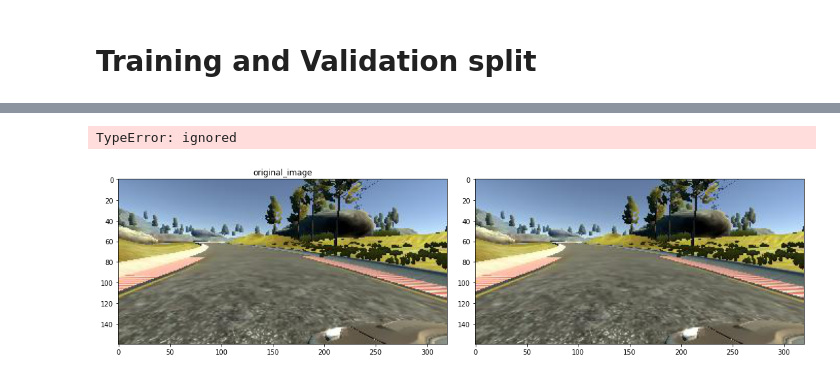
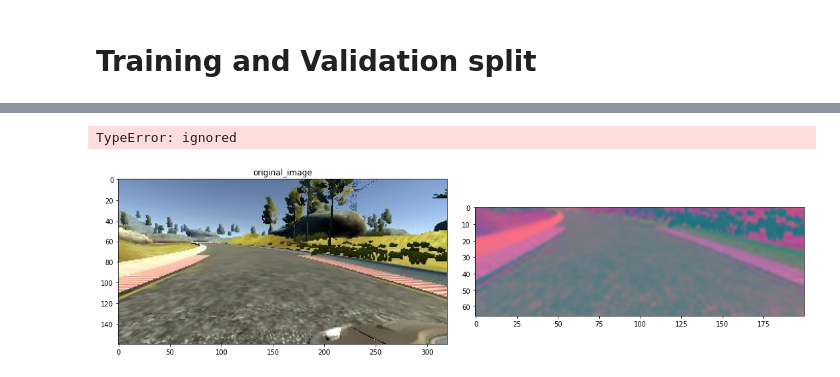
Before and after one commit to lopeselio/Behavioral-Cloning-Udacity--Self-Driving-Car-using-Deep-Learning, a Jupyter notebook: Behavioral_Cloning.ipynb, the cells around one changed output, grey strips where cells are left out. Saved outputs shown, nothing was run; the diff lists cells and outputs as text; code cells hidden in the pictures.

```diff
--- a/Behavioral_Cloning.ipynb
+++ b/Behavioral_Cloning.ipynb
@@ -149,17 +223,22 @@ Text(0.5, 1.0, 'Validation set')
 # %%
 def img_preprocessed(img):
   img = mpimg.imread(img)
+  img = img[60:135,:,:]
+  img = cv2.cvtColor(img, cv2.COLOR_RGB2YUV)
+  img = cv2.GaussianBlur(img, (3, 3), 0)
+  img = cv2.resize(img, (200, 66))
+  img = img/255
   return img
 image = image_paths[100]
 original_image = mpimg.imread(image)
 preprocessed_image = img_preprocessed(image)
 
 fig, axis = plt.subplots(1,2,figsize=(15, 10))
 fig.tight_layout()
 axis[0].imshow(original_image)
 axis[0].set_title('original_image')
 axis[1].imshow(preprocessed_image)
 axis[1].imshow('preprocessed_image')
 # %% [output]
 TypeError: ignored
-[figure, old version]
+[figure, new version]
```
Also changed, not shown: parts of 21 cells of this notebook, 1 other file.
